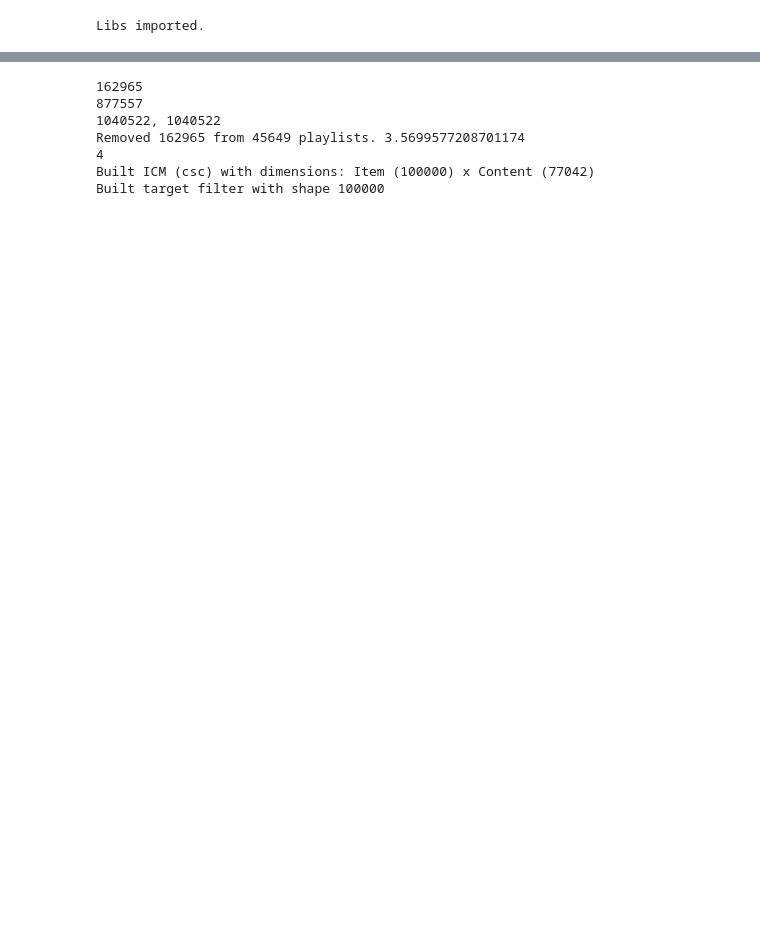
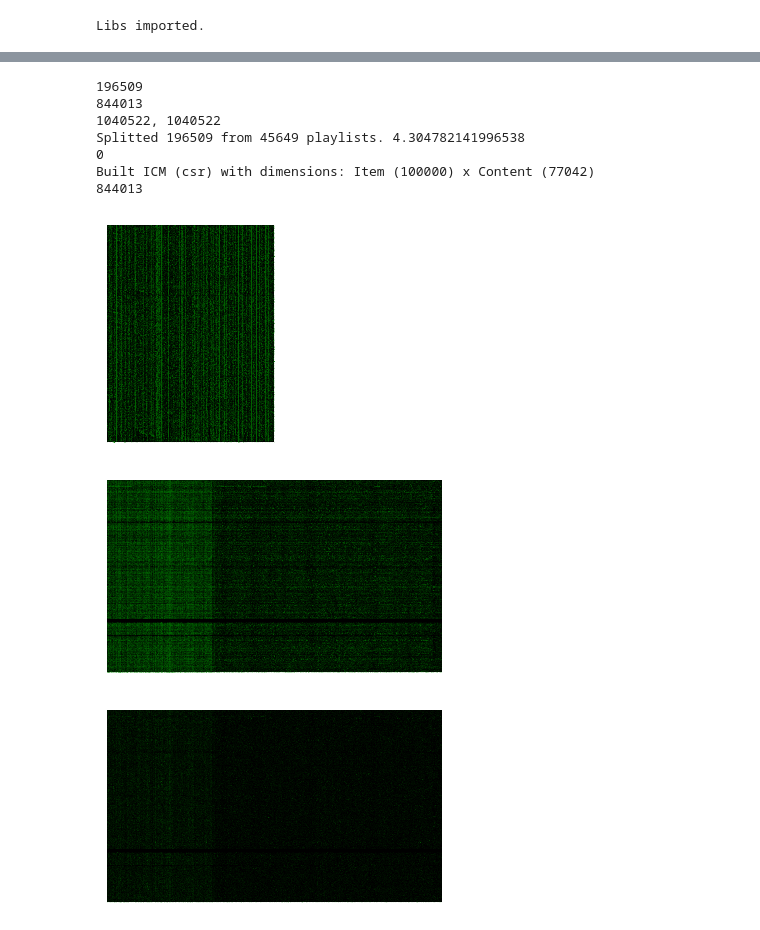
Before and after one commit to philipclaesson/songrecommender, a Jupyter notebook: Perfect Content Based.ipynb, the cells around one changed output, grey strips where cells are left out. Cells and saved outputs as stored; diff of their text form; code cells hidden in the pictures; blank space fills up the shorter version.

```diff
--- a/Perfect Content Based.ipynb
+++ b/Perfect Content Based.ipynb
@@ -15,12 +16,12 @@ Libs imported.
 
 import matplotlib.pyplot as plt
 %matplotlib inline
-def plot_coo_matrix(m, size):
+def plot_coo_matrix(m, size = 0.004):
     if not isinstance(m, sps.coo_matrix):
         m = sps.coo_matrix(m)
     fig = plt.figure()
-    ax = fig.add_subplot(111, facecolor='green')
-    ax.plot(m.col, m.row, 's', color='black', ms=size)
+    ax = fig.add_subplot(111, facecolor='black')
+    ax.plot(m.col, m.row, 's', color='green', ms=size)
     ax.set_xlim(0, m.shape[1])
     ax.set_ylim(0, m.shape[0])
     ax.set_aspect('equal')
@@ -34,18 +35,25 @@ def plot_coo_matrix(m, size):
 
 def check_matrix(X, format='csc', dtype=np.float32):
     if format == 'csc' and not isinstance(X, sps.csc_matrix):
+        print("Converting into %s, might be inefficient!" %format)
         return X.tocsc().astype(dtype)
     elif format == 'csr' and not isinstance(X, sps.csr_matrix):
+        print("Converting into %s, might be inefficient!" %format)
         return X.tocsr().astype(dtype)
     elif format == 'coo' and not isinstance(X, sps.coo_matrix):
+        print("Converting into %s, might be inefficient!" %format)
         return X.tocoo().astype(dtype)
     elif format == 'dok' and not isinstance(X, sps.dok_matrix):
+        print("Converting into %s, might be inefficient!" %format)
         return X.todok().astype(dtype)
     elif format == 'bsr' and not isinstance(X, sps.bsr_matrix):
+        print("Converting into %s, might be inefficient!" %format)
         return X.tobsr().astype(dtype)
     elif format == 'dia' and not isinstance(X, sps.dia_matrix):
+        print("Converting into %s, might be inefficient!" %format)
         return X.todia().astype(dtype)
     elif format == 'lil' and not isinstance(X, sps.lil_matrix):
+        print("Converting into %s, might be inefficient!" %format)
         return X.tolil().astype(dtype)
     else:
         return X.astype(dtype)
@@ -58,14 +66,25 @@ class Translator(object):
         self.content_to_idx = {}
         self.playlist_to_id = {}
         self.playlist_to_idx = {}
+        self.target_counter = 0
+        self.track_counter = 32195
 
     def create_index(self, high):
-        print("Create index called! Will change indices!")
         idx = int(np.random.rand() * high)
         while idx in self.content_to_id:
             idx += 1
             if (idx == high):
                 idx = 0
+        return idx
+
+    def create_track_index(self, track_id, target_tracks):
+        if track_id in d.target_tracks.track_id.values:
+            idx = self.target_counter
+            self.target_counter += 1
+        else:
+            idx = self.track_counter
+            self.track_counter += 1
+
         return idx
 
     def load_content_translations(self):
@@ -79,9 +98,7 @@ class Translator(object):
         self.playlist_to_id = np.load("playlist_to_id.npy").item()
 
 
-
-
-    def create_content_translations(self, tracks_final):
+    def create_content_translations(self, tracks_final, target_tracks):
         c_count = 0
         c_idxcount = 0
 
@@ -91,8 +108,9 @@ class Translator(object):
 
             if (track_id > 0):
                 if track_id not in self.track_to_idx:
-                    self.track_to_idx[track_id] = t_idxcount
-                    self.track_to_id[t_idxcount] = track_id
+                    idx = self.create_track_index(track_id, target_tracks)
+                    self.track_to_idx[track_id] = idx
+                    self.track_to_id[idx] = track_id
                     t_idxcount += 1
             t_count += 1
 
@@ -152,6 +170,7 @@ class Translator(object):
         print("Created %s indexes for %s contents."%(len(self.content_to_idx), c_count))
         print("Total content size: %s" %c_idxcount)
 
+
     def create_playlist_translations(self, playlists_final):
         # It would be easy to also create translations for users in this method. Choosing not to implement now.
         p_idxcount = 0
@@ -183,6 +202,10 @@ class Translator(object):
         return self.playlist_to_id[idx]#
     def get_playlist_idx(self, id):
         return self.playlist_to_idx[id]
+    def get_target_track_id(self, id):
+        return self.target_track_to_id[id]
+    def get_target_track_idx(self, id):
+        return self.target_track_to_idx[id]
 T = Translator()
 # %%
 class Data(object):
@@ -348,20 +408,32 @@ class Data(object):
 # %%
 def plot_matrices():
+    # Green dots on black background
     d = Data()
     d.build_URMs(k = 5)
     d.build_ICM()
     print(d.URM_train.nnz)
 
 
     ax = plot_coo_matrix(d.ICM)
     ax.figure.show()
 
     ax = plot_coo_matrix(d.URM_train)
     ax.figure.show()
 
     ax = plot_coo_matrix(d.URM_test)
     ax.figure.show()
-#plot_matrices()
+plot_matrices()
+# %% [output]
+196509
+844013
+1040522, 1040522
+Splitted 196509 from 45649 playlists. 4.304782141996538
+0
+Built ICM (csr) with dimensions: Item (100000) x Content (77042)
+844013
+[figure, added]
+[figure, added]
+[figure, added]
 # %%
 class Recommender(object):
     def __init__(self, URM_train, URM_test, target_tracks_filter, ICM = None, ISM = None, shrinkage = 0, export = False):
@@ -499,18 +677,3 @@ class Recommender(object):
 
     def evaluate(self):
         pass
-# %%
-d = Data()
-d.build_URMs()
-d.build_ICM()
-d.build_target_filter()
-
-r = Recommender(d.ICM, d.URM_train, d.URM_test, d.ttf, shrinkage = 0)
-# %% [output]
-162965
-877557
-1040522, 1040522
-Removed 162965 from 45649 playlists. 3.5699577208701174
-4
-Built ICM (csc) with dimensions: Item (100000) x Content (77042)
-Built target filter with shape 100000
```
Also changed, not shown: parts of 17 cells of this notebook, 33 other files.
